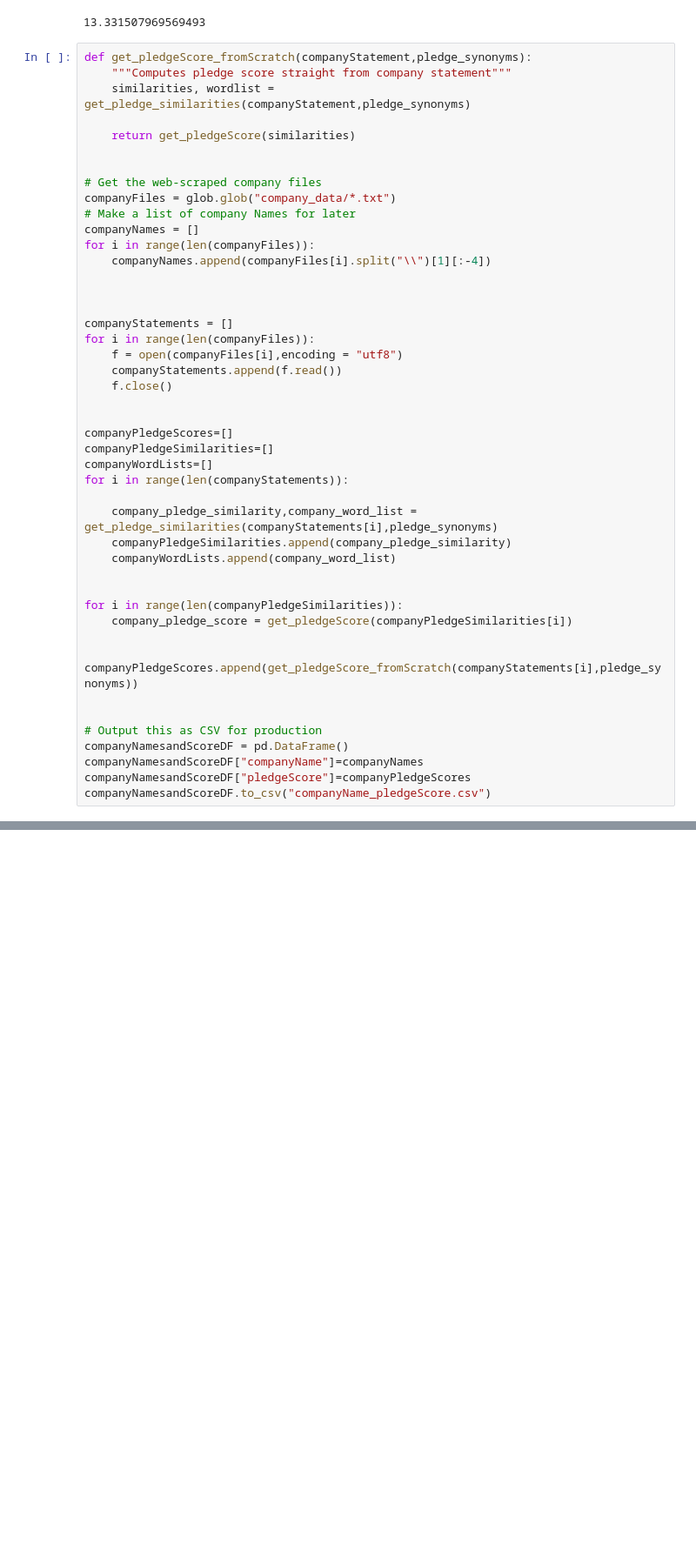
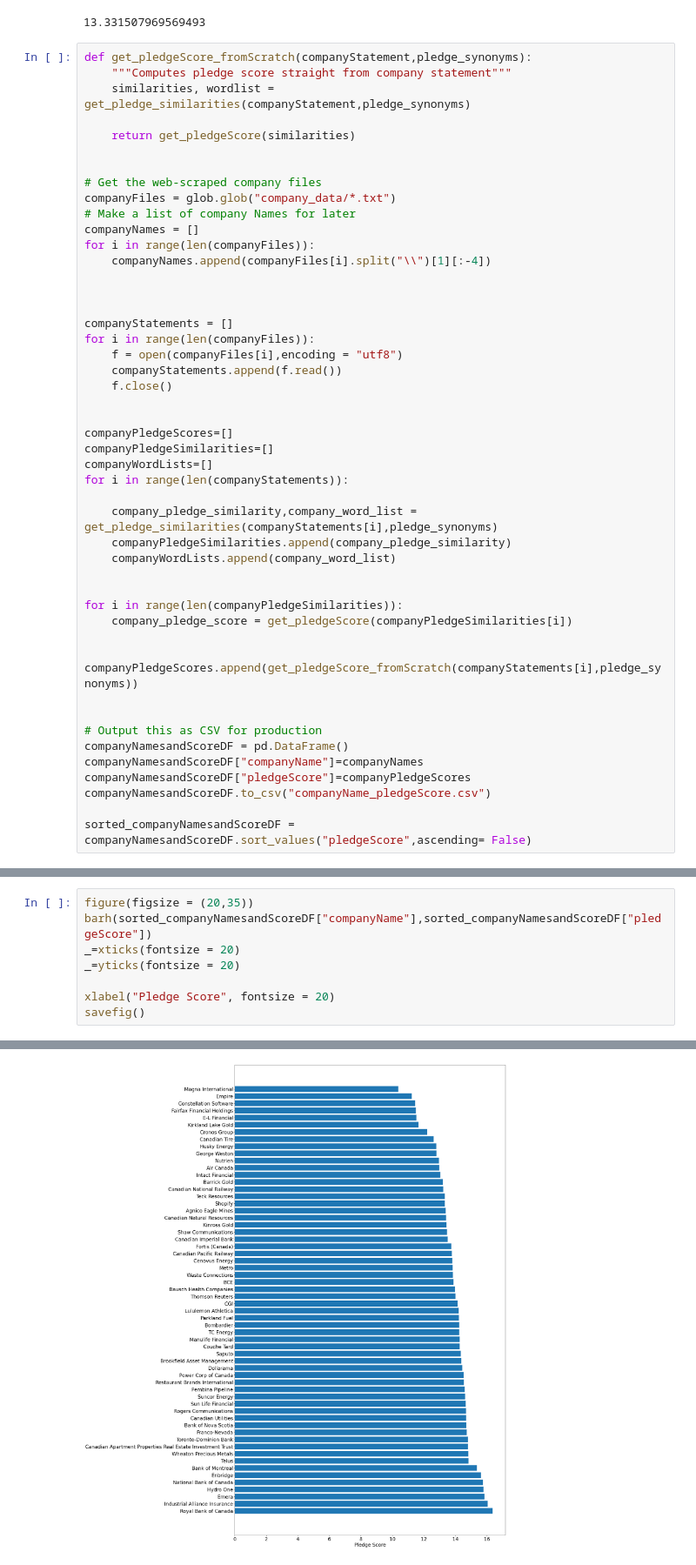
Before and after one commit to jbRothschild/Hack-the-MIST, a Jupyter notebook: pledgeScore.ipynb, the cells around one changed output, grey strips where cells are left out. Shown: that part at 87% size. Drawn from its saved outputs; the diff is of its cells as text; blank space fills up the shorter version.

```diff
--- a/pledgeScore.ipynb
+++ b/pledgeScore.ipynb
@@ -245,3 +245,5 @@ companyNamesandScoreDF = pd.DataFrame()
 companyNamesandScoreDF["companyName"]=companyNames
 companyNamesandScoreDF["pledgeScore"]=companyPledgeScores
 companyNamesandScoreDF.to_csv("companyName_pledgeScore.csv")
+
+sorted_companyNamesandScoreDF = companyNamesandScoreDF.sort_values("pledgeScore",ascending= False)
@@ -253,0 +250,9 @@ barh(companyNames,companyPledgeScores)
+# %%
+figure(figsize = (20,35))
+barh(sorted_companyNamesandScoreDF["companyName"],sorted_companyNamesandScoreDF["pledgeScore"])
+_=xticks(fontsize = 20)
+_=yticks(fontsize = 20)
+
+xlabel("Pledge Score", fontsize = 20)
+savefig()
+# %% [output]
@@ -253,0 +260 @@ barh(companyNames,companyPledgeScores)
+[figure, added]
```
Also changed, not shown: parts of 2 cells of this notebook, 1 other file.
